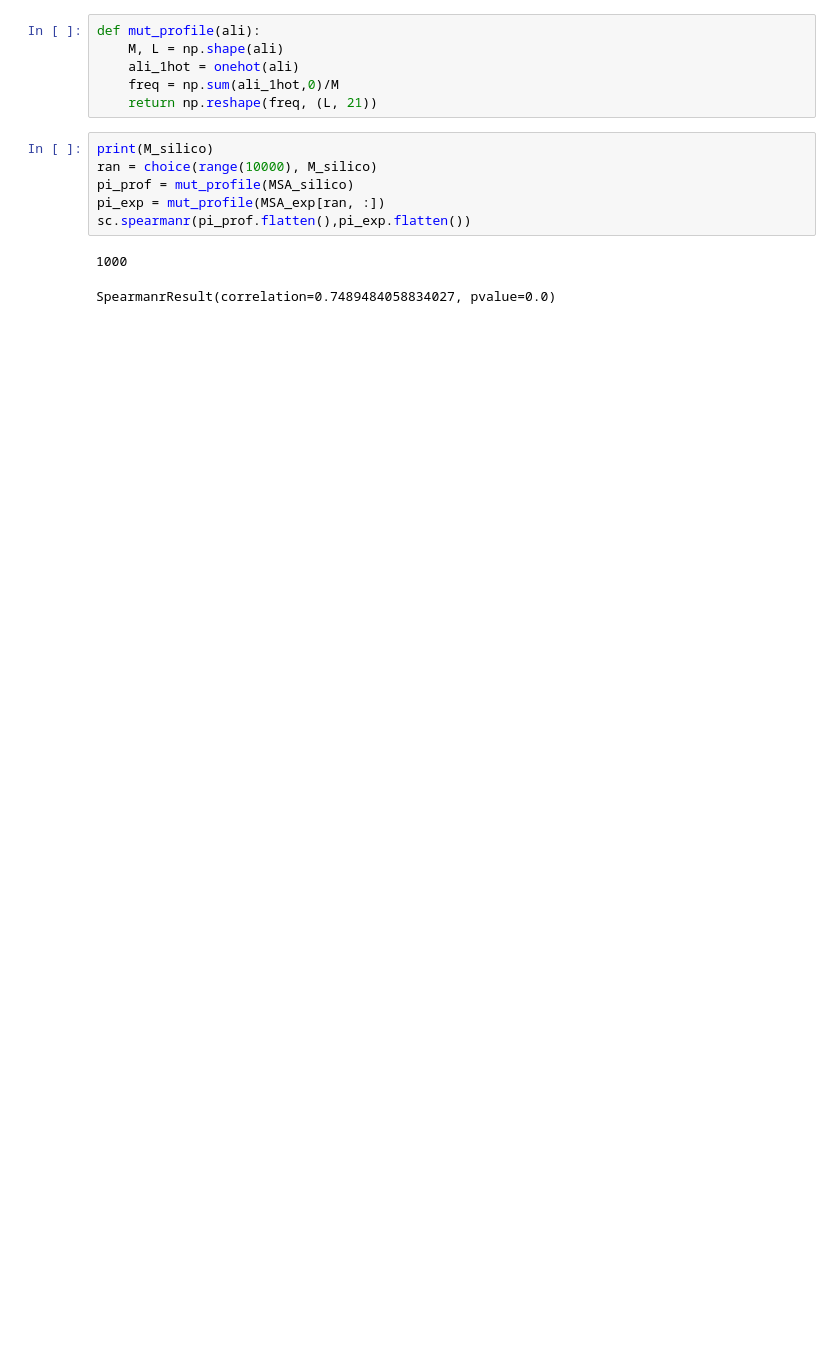
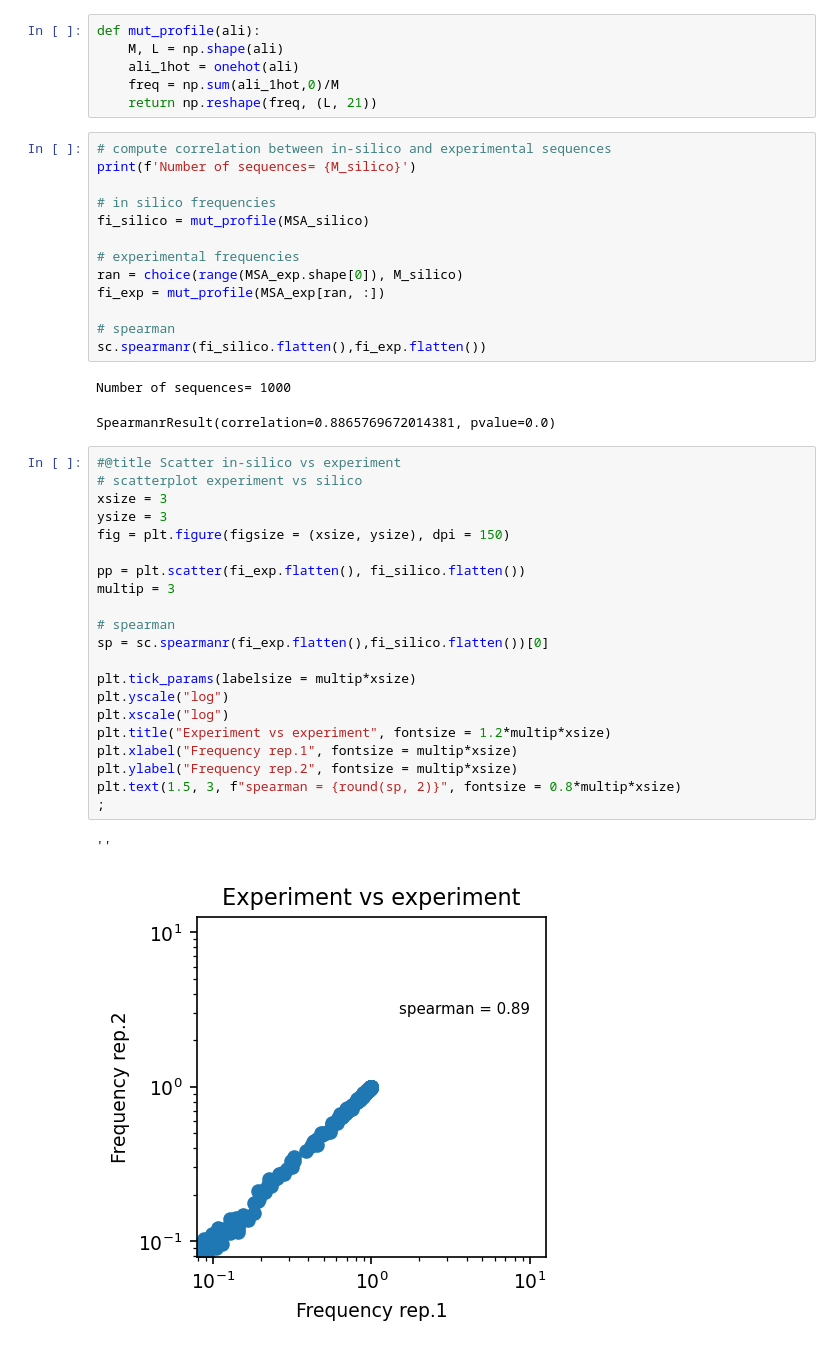
Before and after one commit to matteobisardi/ALGOSB_2021_tutorial, a Jupyter notebook: src/plmDCA_and_evolution.ipynb, the cells around one changed output. Saved outputs shown, nothing was run; the diff lists cells and outputs as text; blank space fills up the shorter version.

```diff
--- a/src/plmDCA_and_evolution.ipynb
+++ b/src/plmDCA_and_evolution.ipynb
@@ -913,12 +1120,43 @@ def mut_profile(ali):
     ali_1hot = onehot(ali)
     freq = np.sum(ali_1hot,0)/M
     return np.reshape(freq, (L, 21))
-# %%
-print(M_silico)
-ran = choice(range(10000), M_silico)
-pi_prof = mut_profile(MSA_silico)
-pi_exp = mut_profile(MSA_exp[ran, :])
-sc.spearmanr(pi_prof.flatten(),pi_exp.flatten())
-# %% [output]
-1000
-SpearmanrResult(correlation=0.7489484058834027, pvalue=0.0)
+# %%
+# compute correlation between in-silico and experimental sequences
+print(f'Number of sequences= {M_silico}')
+
+# in silico frequencies
+fi_silico = mut_profile(MSA_silico)
+
+# experimental frequencies
+ran = choice(range(MSA_exp.shape[0]), M_silico)
+fi_exp = mut_profile(MSA_exp[ran, :])
+
+# spearman
+sc.spearmanr(fi_silico.flatten(),fi_exp.flatten())
+# %% [output]
+Number of sequences= 1000
+SpearmanrResult(correlation=0.8865769672014381, pvalue=0.0)
+# %%
+#@title Scatter in-silico vs experiment
+# scatterplot experiment vs silico
+xsize = 3
+ysize = 3
+fig = plt.figure(figsize = (xsize, ysize), dpi = 150)
+
+pp = plt.scatter(fi_exp.flatten(), fi_silico.flatten())
+multip = 3
+
+# spearman
+sp = sc.spearmanr(fi_exp.flatten(),fi_silico.flatten())[0]
+
+plt.tick_params(labelsize = multip*xsize)
+plt.yscale("log")
+plt.xscale("log")
+plt.title("Experiment vs experiment", fontsize = 1.2*multip*xsize)
+plt.xlabel("Frequency rep.1", fontsize = multip*xsize)
+plt.ylabel("Frequency rep.2", fontsize = multip*xsize)
+plt.text(1.5, 3, f"spearman = {round(sp, 2)}", fontsize = 0.8*multip*xsize)
+;
+# %% [output]
+''
+[figure, added]
```
Also changed, not shown: parts of 55 cells of this notebook.
